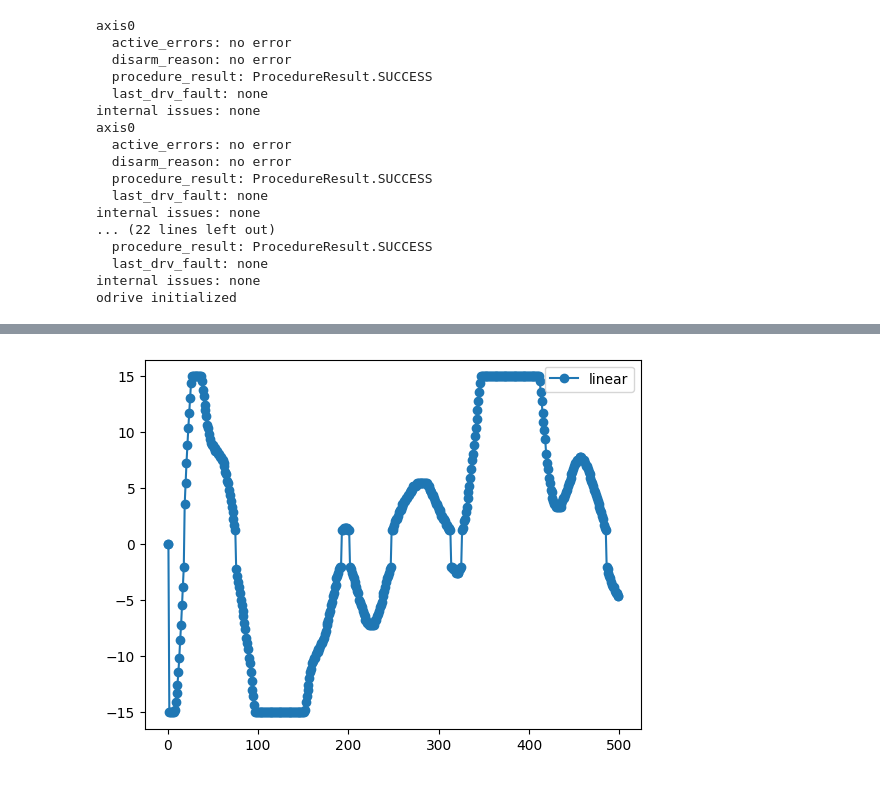
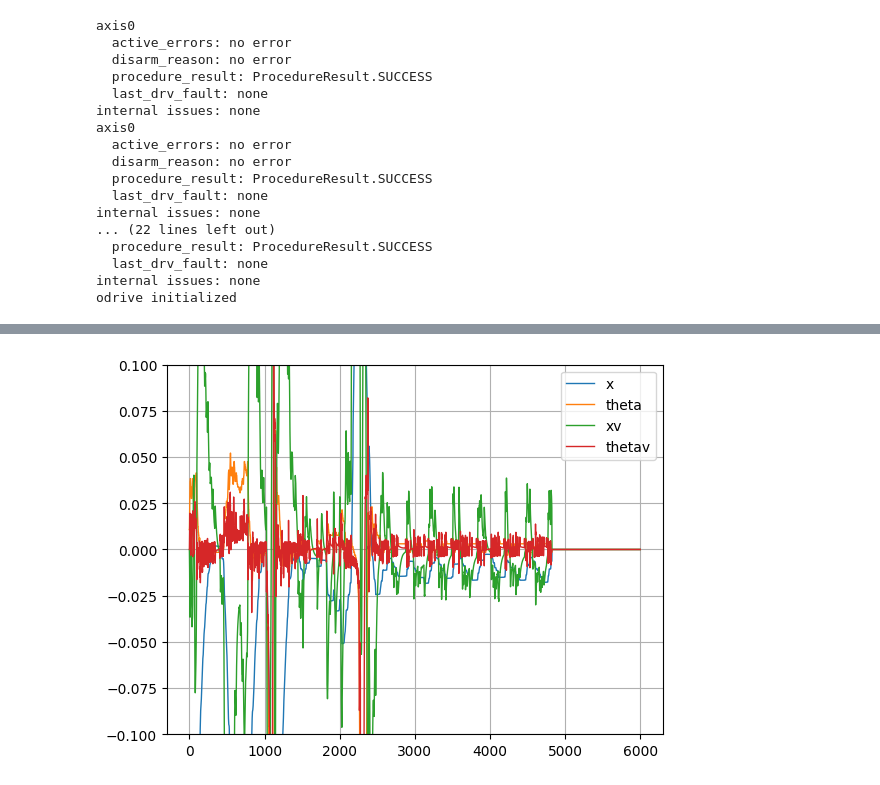
Before and after one commit to Rexlab-cartpole/Controller, a Jupyter notebook: lqr_stablizing.ipynb, the cells around one changed output, grey strips where cells are left out. Saved outputs shown, nothing was run; the diff lists cells and outputs as text; code cells hidden in the pictures.

```diff
--- a/lqr_stablizing.ipynb
+++ b/lqr_stablizing.ipynb
@@ -110,12 +223,0 @@ print(get_state())
-# %%
-vels = np.zeros(N)
-vels[0] = 0
-for i in range(1,N):
-    vels[i] = (states[i,1] - states[i-1,1]) / control_period
-
-plt.plot(states-xg, label = "error")
-#plt.plot(controls)
-# plt.plot(vels)
-plt.ylim([-2,2])
-# plt.ylim([-1,1])
-plt.legend(['x', 'theta', 'xv', 'thetav'])
@@ -133,11 +224,42 @@ ordv0 = get_odrive()
-# %%
-# plot the data
-# plt.plot(data[:,0], label = "linear")
-# plt.plot(data[:,1], label = "shoulder")
-# plt.plot(data[:,2], label = "elbow")
-plt.plot(control_input[:,0] * 10, label = "linear", marker = "o")
-plt.legend()
-
-plt.show()
-# %% [output]
-[figure, removed]
+# %%
+theta_vels = np.zeros(N)
+linear_vels = np.zeros(N)
+theta_vels[0] = 0
+linear_vels[0] = 0
+for i in range(1,N):
+    theta_vels[i] = (measurements[i,1] - measurements[i-1,1]) / control_period /10
+    linear_vels[i] = (measurements[i,0] - measurements[i-1,0]) / control_period /10
+    # theta_vels[i] = (measurements[i,1] - measurements[i-1,1])
+    # linear_vels[i] = (measurements[i,0] - measurements[i-1,0])
+
+# plt.plot(states, '-', linewidth=3)
+plt.plot(states, '-', linewidth=1)
+# plt.plot(states[:,0], linewidth=1)
+# plt.plot(states[:,2], linewidth=1)
+# plt.plot(states_lpf-xg, linewidth=.8)
+
+# plt.plot(measurements)
+# plt.plot(linear_vels, '--')
+# plt.plot(theta_vels, '--')
+
+# plt.plot(controls)
+
+plt.ylim([-.1,.1])
+# plt.ylim([-.2,.2])
+# plt.ylim([-.4,.4])
+# plt.ylim([-2,2])
+# plt.ylim([-4,4])
+# plt.legend(['x', 'xv'])
+plt.legend(['x', 'theta', 'xv', 'thetav'])
+# plt.legend(['x', 'theta', 'xv', 'thetav', 'thetameas'])
+# plt.legend(['x', 'theta', 'xv', 'thetav', 'x', 'theta', 'xv', 'thetav'])
+# plt.legend(['x', 'theta', 'xv', 'thetav', 'linear_vels', 'theta_vels'])
+# plt.legend(['x', 'theta', 'xv', 'thetav', 'theta_vels'])
+# plt.legend(['x', 'theta', 'linear_vels', 'theta_vels'])
+plt.grid()
+plt.show()
+
+# plt.plot(states_kf, linewidth=1)
+# plt.legend(['x', 'theta', 'xv', 'thetav'])
+# %% [output]
+[figure, added]
```
Also changed, not shown: parts of 14 cells of this notebook, 7 other files.
